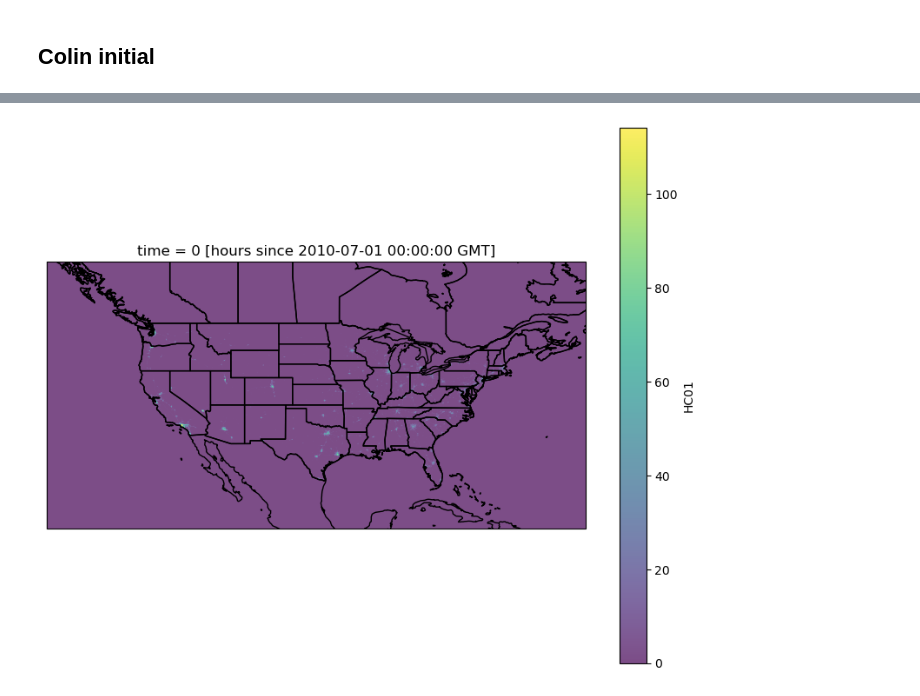
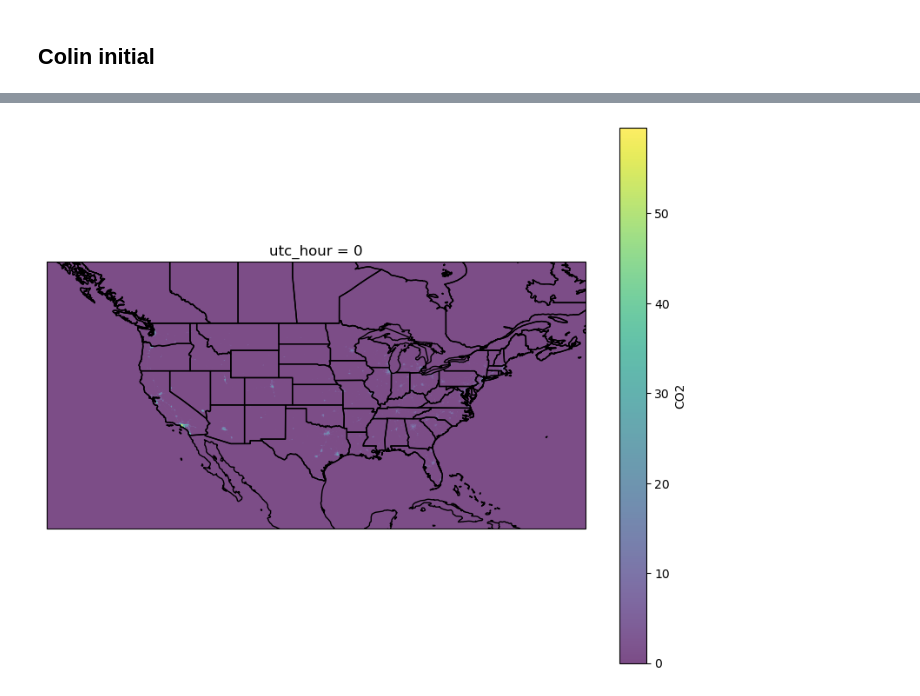
Before and after one commit to agmeyer4/noaa_csl, a Jupyter notebook: noaa_csl_dev.ipynb, the cells around one changed output, grey strips where cells are left out. Drawn from its saved outputs; the diff is of its cells as text; code cells hidden in the pictures.

Commit message:
regridder more

```diff
--- a/noaa_csl_dev.ipynb
+++ b/noaa_csl_dev.ipynb
@@ -160,13 +163,34 @@ https://medium.com/pangeo/changing-the-way-you-look-at-earth-data-with-xesmf-ee5
+# %%
+def proj4_from_ds(ds,map_proj=None,earth_rep = "sphere"):
+    if map_proj == None:
+        try:
+            if ds.MAP_PROJ_CHAR == 'Lambert Conformal':
+                map_proj = 'lcc'
+            else:
+                raise ValueError(f"Unknown map projection in ds.MAP_PROJ_CHAR: {ds.MAP_PROJ_CHAR}")
+        except:
+            raise Exception('No map projection found')
+
+    if earth_rep == 'sphere':
+        my_proj = pyproj.Proj(proj=map_proj, # projection type: Lambert Conformal Conic
+                            lat_1=ds.TRUELAT1, lat_2=ds.TRUELAT2, # Cone intersects with the sphere
+                            lat_0=ds.MOAD_CEN_LAT, lon_0=ds.STAND_LON, # Center point
+                            a=6370000, b=6370000) # This is it! The Earth is a perfect sphere
+    else:
+        raise Exception("Haven't dealt with non spheres yet")
+
+    return my_proj.to_proj4()
 # %%
 bau_or_covid = 'COVID'
-full_sector = 'area_OG'
+full_sector = 'area_onroad_gasoline'
 year = 2019
 month = 10
 day_type = 'satdy'
-hour_start = '12'
 
 BCH = Base_CSL_Handler(base_data_storage_path,bau_or_covid)
 #nc_fpath = BCH.get_full_fname(full_sector,year,month,day_type,'00')
 #ds = xr.load_dataset(nc_fpath,chunks={'Time':1})
 
-ds = BCH.load_fullday_nc(full_sector,year,month,day_type,chunks={})
+#ds = BCH.load_fmt_single_nc(full_sector,year,month,day_type,'00')
+
+ds = BCH.load_fullday_nc(full_sector,year,month,day_type,chunks={'Time':1})
@@ -208,5 +197,7 @@ e,n
 # %%
-lcc_crs = pyproj.CRS.from_proj4('+proj=lcc +lat_0=39.34594 +lon_0=-97 +lat_1=33 +lat_2=45 +x_0=0 +y_0=0 +R=6370000 +units=m +no_defs')
+proj4_str = proj4_from_ds(ds)
+lcc_crs = pyproj.CRS.from_proj4(proj4_str)
 wgs_crs = pyproj.CRS.from_epsg(4326)
-transformer = pyproj.Transformer.from_crs(wgs_crs,lcc_crs,always_xy=True)
-transformer.transform(ds.CEN_LON, ds.CEN_LAT)
+wgs_to_lcc = pyproj.Transformer.from_crs(wgs_crs,lcc_crs,always_xy=True)
+lcc_to_wgs = pyproj.Transformer.from_crs(lcc_crs,wgs_crs,always_xy=True)
+e,n = wgs_to_lcc.transform(ds.CEN_LON, ds.CEN_LAT)
@@ -268,0 +232,2 @@ x_bc, y_bc = pyproj.transform(wrf_proj, wgs_proj, x_b, y_b)
+# %%
+regridded_ds = regridder(ds)
@@ -504,11 +447,11 @@ day_ds = set_output_attrs(day_ds)
 # %%
 proj = ccrs.PlateCarree()
 fig = plt.figure(figsize=(10,8))
 ax = plt.axes(projection = proj)
-day_ds[var_name][0,:,:].plot.pcolormesh('lon','lat',ax = ax,alpha=0.7,cmap='viridis')
+regridded_ds['CO2'][0,:,:].plot.pcolormesh('lon','lat',ax = ax,alpha=0.7,cmap='viridis')
 ax.coastlines()
 ax.add_feature(cfeature.BORDERS)
 ax.add_feature(cfeature.STATES)
 plt.show()
 # %% [output]
-[figure, old version]
+[figure, new version]
```
Also changed, not shown: parts of 19 cells of this notebook.
